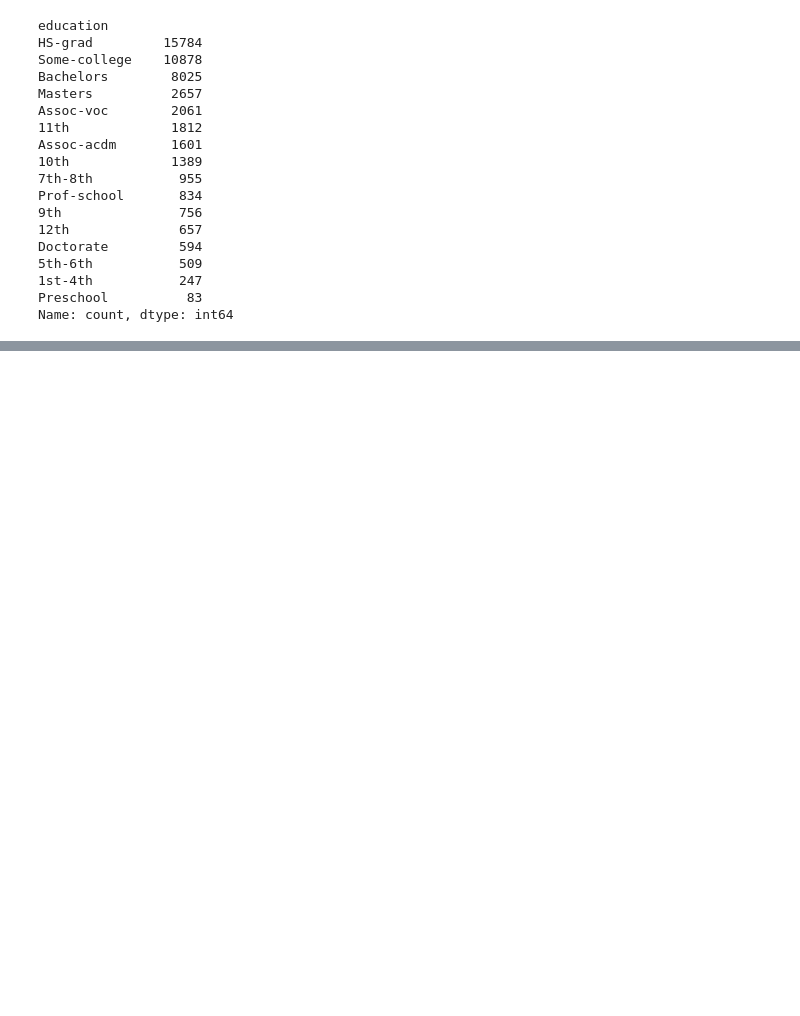
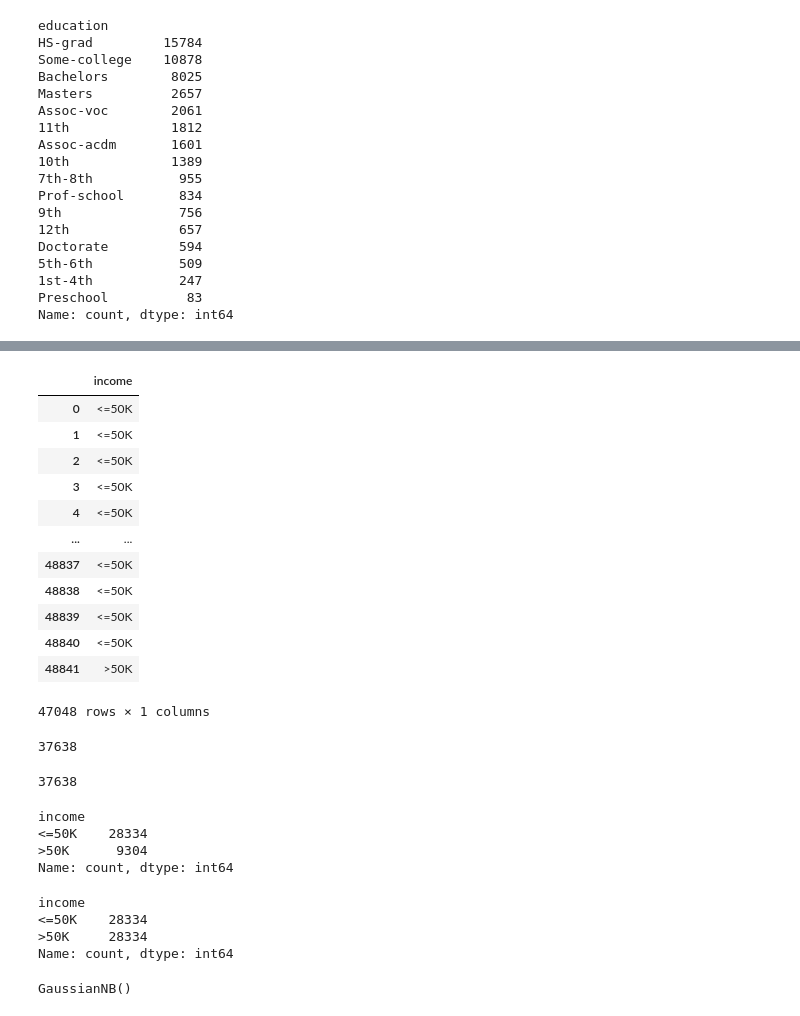
Before and after one commit to Imanjith/machineLearningCW, a Jupyter notebook: main.ipynb, the cells around one changed output, grey strips where cells are left out. Saved outputs shown, nothing was run; the diff lists cells and outputs as text; code cells hidden in the pictures; blank space fills up the shorter version.

```diff
--- a/main.ipynb
+++ b/main.ipynb
@@ -296,0 +211,18 @@ NameError: name 'RandomForestClassifier' is not defined
+# %%
+y = X[["income"]].copy()
+X = X.drop("income", axis=1)
+y
+# %% [output]
+|  | income |
+| 0 | <=50K |
+| 1 | <=50K |
+| 2 | <=50K |
+| 3 | <=50K |
+| 4 | <=50K |
+| ... | ... |
+| 48837 | <=50K |
+| 48838 | <=50K |
+| 48839 | <=50K |
+| 48840 | <=50K |
+| 48841 | >50K |
+47048 rows × 1 columns
@@ -296,0 +234,15 @@ NameError: name 'RandomForestClassifier' is not defined
+# %%
+len(X_train)
+# %% [output]
+37638
+# %%
+len(y_train)
+# %% [output]
+37638
+# %%
+y_train["income"].value_counts()
+# %% [output]
+income
+<=50K    28334
+>50K      9304
+Name: count, dtype: int64
@@ -296,0 +253,16 @@ NameError: name 'RandomForestClassifier' is not defined
+# %%
+y_under["income"].value_counts()
+# %% [output]
+income
+<=50K    28334
+>50K     28334
+Name: count, dtype: int64
+# %%
+# Build a Gaussian Classifier
+from sklearn.naive_bayes import GaussianNB
+model = GaussianNB()
+
+# Model training
+model.fit(X_under, y_under)
+# %% [output]
+GaussianNB()
```
Also changed, not shown: parts of 47 cells of this notebook.
